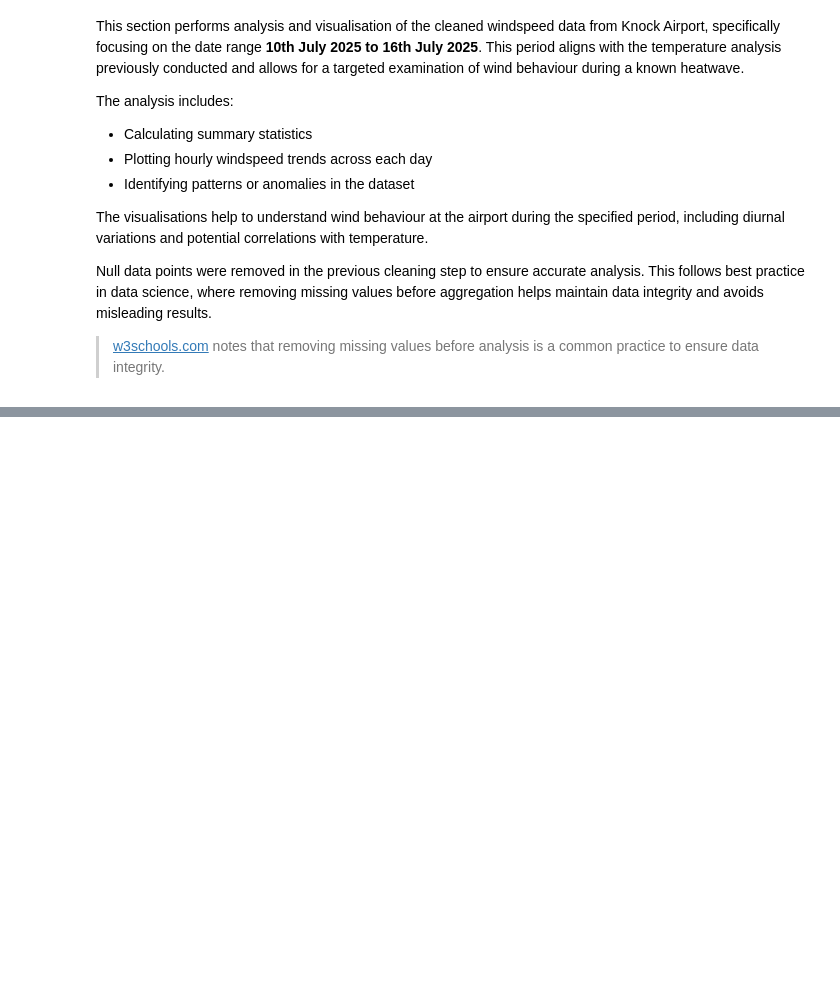
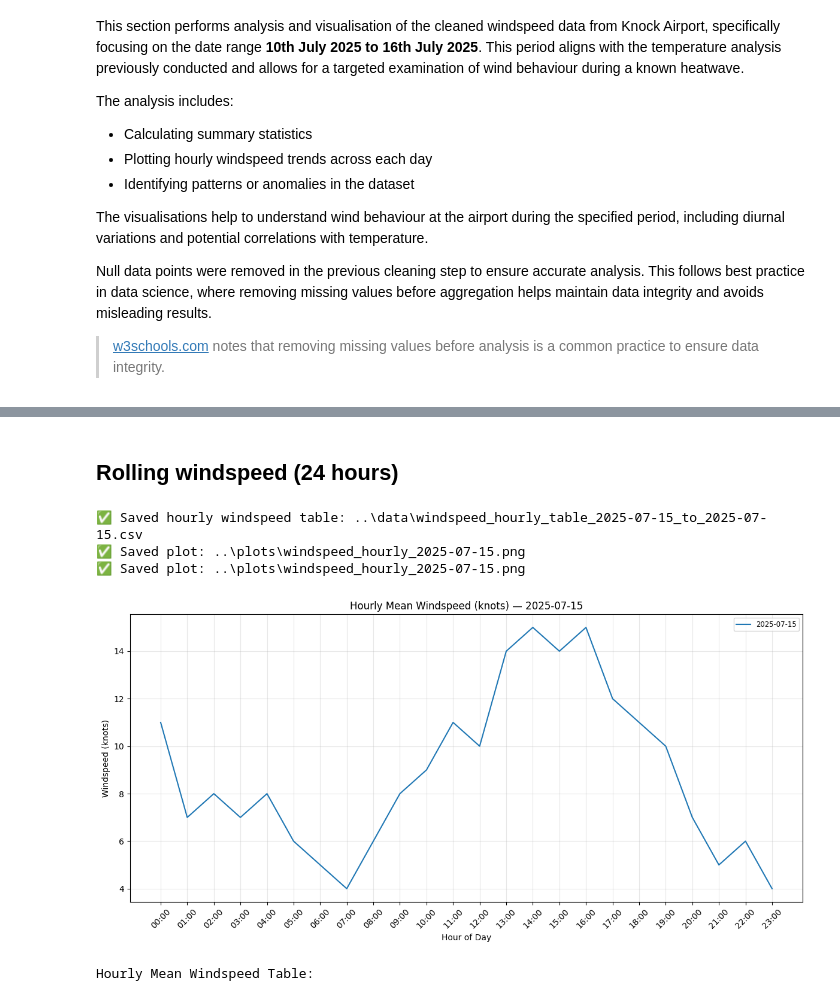
Before and after one commit to ECronin1973/programming-for-data-analytics, a Jupyter notebook: assignments/notebooks/assignment_6_Weather.ipynb, the cells around one changed output, grey strips where cells are left out. Saved outputs shown, nothing was run; the diff lists cells and outputs as text; code cells hidden in the pictures; blank space fills up the shorter version.

Commit message:
Notebook and README updated with rolling windspeed analysis

```diff
--- a/assignments/notebooks/assignment_6_Weather.ipynb
+++ b/assignments/notebooks/assignment_6_Weather.ipynb
@@ -923,0 +1029,65 @@ Saved plot: ..\plots\windspeed_hourly_2025-07-10_to_2025-07-16.png
+# %% [markdown]
+## Rolling windspeed (24 hours)
+# %%
+import pandas as pd
+import matplotlib.pyplot as plt
+import os
+
+# 📥 Load cleaned windspeed data for Summer 2025
+file_path = os.path.join("..", "data", "windspeed_cleaned_summer_2025.csv")
+df = pd.read_csv(file_path)
+
+# 🧼 Ensure datetime column is parsed
+if 'datetime' not in df.columns or not pd.api.types.is_datetime64_any_dtype(df['datetime']):
+    df['datetime'] = pd.to_datetime(df['datetime'], errors='coerce')
+
+# 📅 Input date for analysis
+input_date = pd.Timestamp("2025-07-15")  # Change this date as needed
+custom_start = input_date.replace(hour=0, minute=0)
+custom_end = input_date.replace(hour=23, minute=59)
+
+# 📆 Filter using custom_start and custom_end
+focus_df = df[(df['datetime'] >= custom_start) & (df['datetime'] <= custom_end)].copy()
+
+# 🗓️ Extract date and hour for grouping
+focus_df['date'] = focus_df['datetime'].dt.date
+focus_df['hour'] = focus_df['datetime'].dt.strftime('%H:%M')
+
+# 📊 Create pivot table: hourly windspeed for selected date
+pivot = focus_df.pivot_table(index='hour', columns='date', values='windspeed', aggfunc='mean')
+
+# 💾 Save pivot table as CSV
+pivot_table_fp = os.path.join("..", "data", f"windspeed_hourly_table_{custom_start.date()}_to_{custom_end.date()}.csv")
+pivot.to_csv(pivot_table_fp)
+print(f"✅ Saved hourly windspeed table: {pivot_table_fp}")
+
+# 📈 Plot hourly windspeed trends
+plt.figure(figsize=(12, 6))
+for date in pivot.columns:
+    plt.plot(pivot.index, pivot[date], label=str(date))
+
+plt.title(f"Hourly Mean Windspeed (knots) — {custom_start.date()}")
+plt.xlabel("Hour of Day")
+plt.ylabel("Windspeed (knots)")
+plt.grid(True, alpha=0.3)
+plt.legend(loc='upper right', fontsize='small')
+plt.xticks(rotation=45)
+plt.tight_layout()
+
+# 💾 Save plot
+plots_dir = os.path.join("..", "plots")
+os.makedirs(plots_dir, exist_ok=True)
+plot_fp = os.path.join(plots_dir, f"windspeed_hourly_{custom_start.date()}.png")
+plt.savefig(plot_fp, dpi=150)
+print(f"✅ Saved plot: {plot_fp}")
+plt.show()
+
+# 📋 Output the windspeed pivot table
+print("\nHourly Mean Windspeed Table:")
+display(pivot)
+# %% [output]
+✅ Saved hourly windspeed table: ..\data\windspeed_hourly_table_2025-07-15_to_2025-07-15.csv
+✅ Saved plot: ..\plots\windspeed_hourly_2025-07-15.png
+✅ Saved plot: ..\plots\windspeed_hourly_2025-07-15.png
+[figure, added]
+Hourly Mean Windspeed Table:
```
Also changed, not shown: parts of 5 cells of this notebook, 4 other files.
